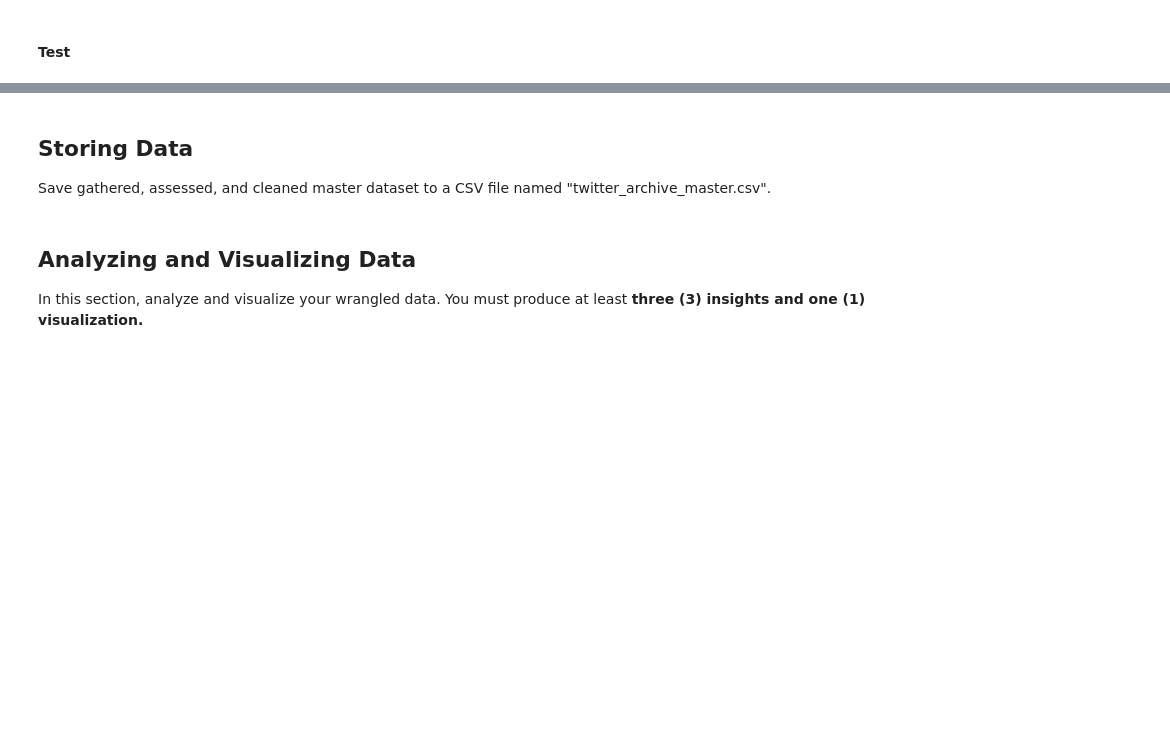
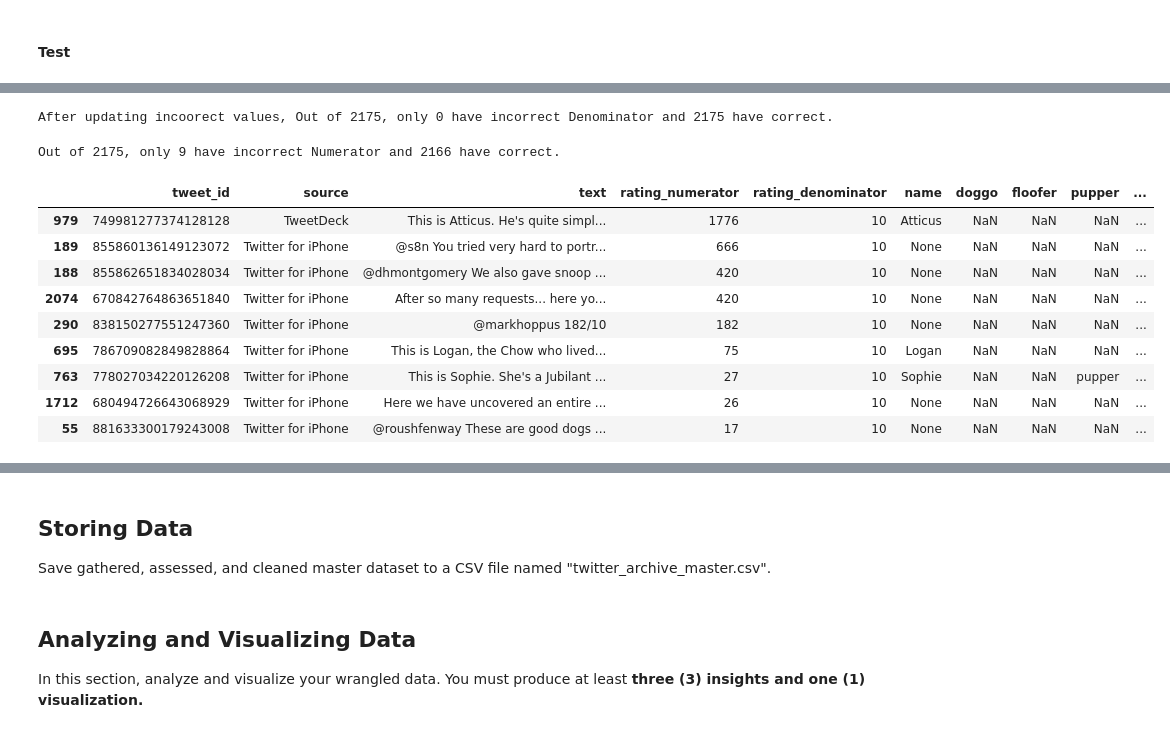
Before and after one commit to Niharika14/DataAnalystNanoDegree, a Jupyter notebook: Project submission/Wrangle and Analyze Data/wrangle_act.ipynb, the cells around one changed output, grey strips where cells are left out. Drawn from its saved outputs; the diff is of its cells as text; code cells hidden in the pictures; blank space fills up the shorter version.

Commit message:
Updating Project Files

```diff
--- a/Project submission/Wrangle and Analyze Data/wrangle_act.ipynb
+++ b/Project submission/Wrangle and Analyze Data/wrangle_act.ipynb
@@ -145,0 +867,8 @@ In this section, clean **all** of the issues you documented while assessing.
+# %%
+#Importing updated excel sheet after updating all incorrect values manually.
+
+corr_denominator = pd.read_excel('incorrect_deno_updated.xlsx', index_col=0)
+# %%
+# Only change the values at the corr_denominator index
+twitter_archive_clean.loc[corr_denominator.index, 'rating_numerator'] = corr_denominator.loc[corr_denominator.index, 'new_rating_numerator']
+twitter_archive_clean.loc[corr_denominator.index, 'rating_denominator'] = corr_denominator.loc[corr_denominator.index, "new_rating_denominator"]
@@ -145,0 +918,31 @@ In this section, clean **all** of the issues you documented while assessing.
+# %%
+# Checking Denominator Values after updating incorrect values
+
+mismatch_demonirator=twitter_archive_clean[twitter_archive_clean.rating_denominator != 10]
+correct_demonirator=twitter_archive_clean[twitter_archive_clean.rating_denominator == 10]
+
+print("After updating incoorect values, Out of {}, only {} have incorrect Denominator and {} have correct.".format(total_values,mismatch_demonirator.count()[0],correct_demonirator.count()[0]))
+# %% [output]
+After updating incoorect values, Out of 2175, only 0 have incorrect Denominator and 2175 have correct.
+# %%
+# Checking Numerator Values
+
+mismatch_numerator=twitter_archive_clean[(twitter_archive_clean['rating_numerator'] > 15)]
+correct_numerator=twitter_archive_clean[(twitter_archive_clean['rating_numerator']<=15)]
+
+print("Out of {}, only {} have incorrect Numerator and {} have correct.".format(total_values,mismatch_numerator.count()[0],correct_numerator.count()[0]))
+# %% [output]
+Out of 2175, only 9 have incorrect Numerator and 2166 have correct.
+# %%
+mismatch_numerator.sort_values(by="rating_numerator", ascending=False)
+# %% [output]
+|  | tweet_id | source | text | rating_numerator | rating_denominator | name | doggo | floofer | pupper | ... |
+| 979 | 749981277374128128 | TweetDeck | This is Atticus. He's quite simpl... | 1776 | 10 | Atticus | NaN | NaN | NaN | ... |
+| 189 | 855860136149123072 | Twitter for iPhone | @s8n You tried very hard to portr... | 666 | 10 | None | NaN | NaN | NaN | ... |
+| 188 | 855862651834028034 | Twitter for iPhone | @dhmontgomery We also gave snoop ... | 420 | 10 | None | NaN | NaN | NaN | ... |
+| 2074 | 670842764863651840 | Twitter for iPhone | After so many requests... here yo... | 420 | 10 | None | NaN | NaN | NaN | ... |
+| 290 | 838150277551247360 | Twitter for iPhone | @markhoppus 182/10 | 182 | 10 | None | NaN | NaN | NaN | ... |
+| 695 | 786709082849828864 | Twitter for iPhone | This is Logan, the Chow who lived... | 75 | 10 | Logan | NaN | NaN | NaN | ... |
+| 763 | 778027034220126208 | Twitter for iPhone | This is Sophie. She's a Jubilant ... | 27 | 10 | Sophie | NaN | NaN | pupper | ... |
+| 1712 | 680494726643068929 | Twitter for iPhone | Here we have uncovered an entire ... | 26 | 10 | None | NaN | NaN | NaN | ... |
+| 55 | 881633300179243008 | Twitter for iPhone | @roushfenway These are good dogs ... | 17 | 10 | None | NaN | NaN | NaN | ... |
```
Also changed, not shown: parts of 204 cells of this notebook, 13 other files.
